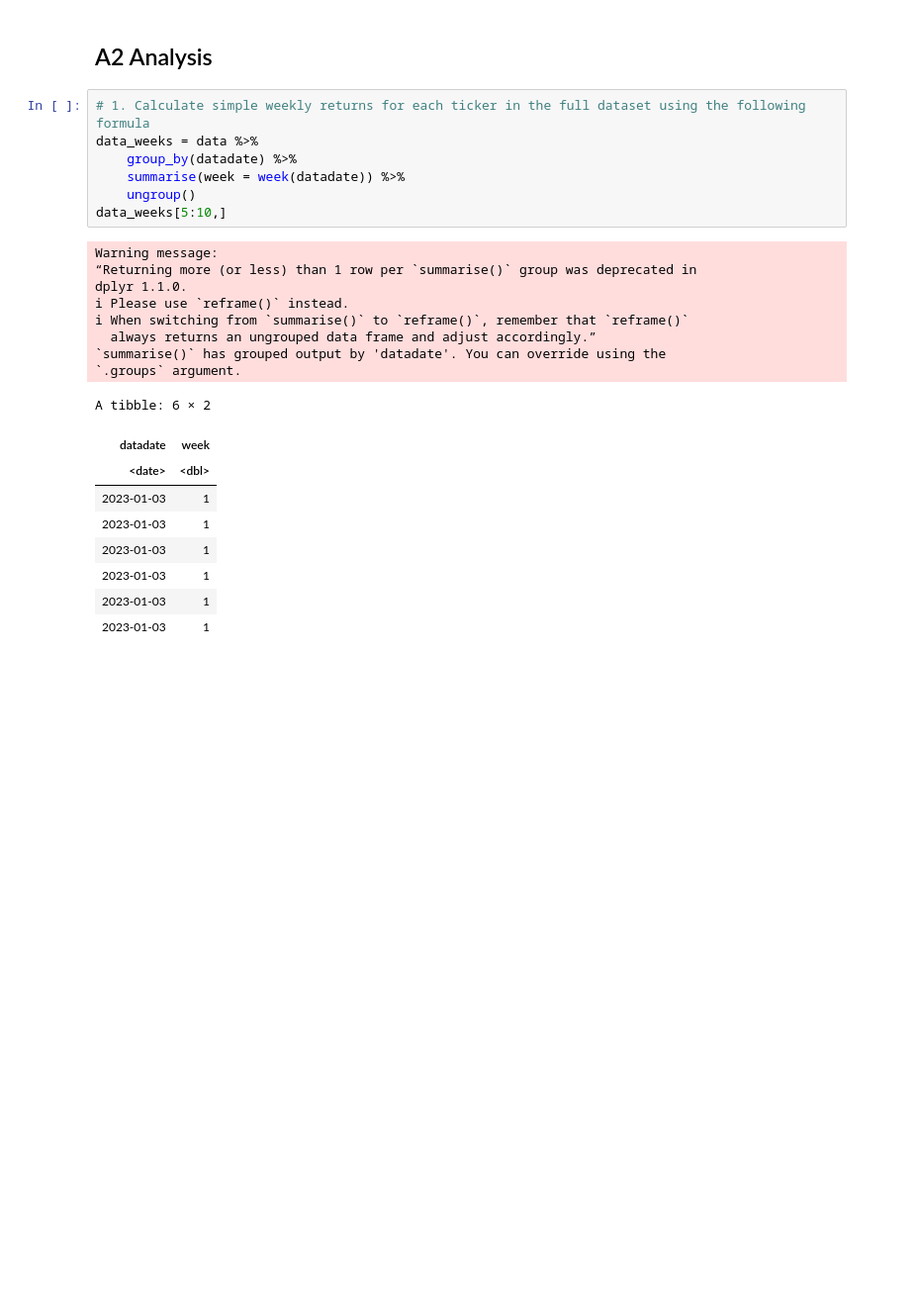
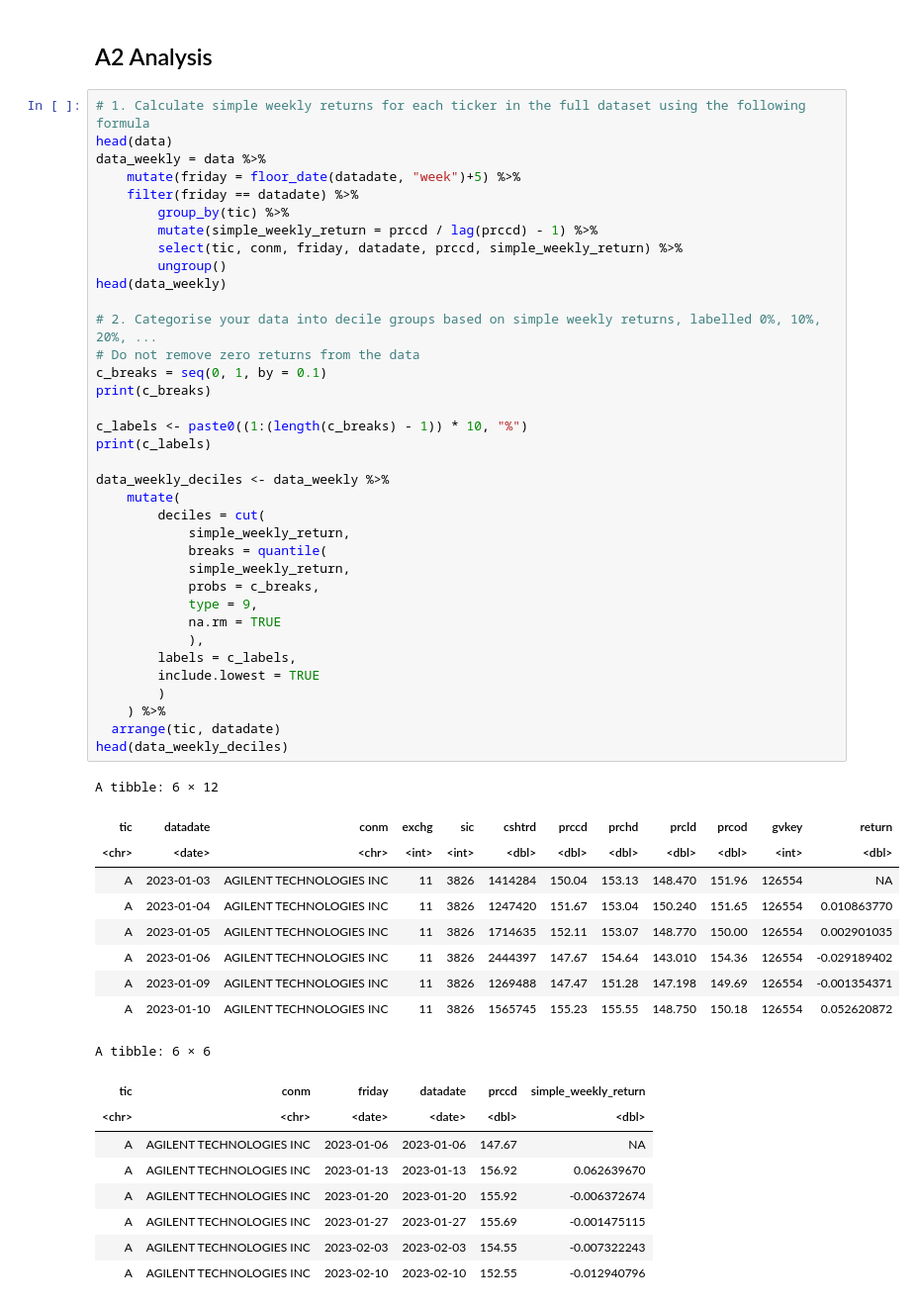
Before and after one commit to mg825/R_Assignment_1, a Jupyter notebook: Assignment-2/code.ipynb, the cells around one changed output. Shown at 99% size. Cells and saved outputs as stored; diff of their text form; blank space fills up the shorter version.

```diff
--- a/Assignment-2/code.ipynb
+++ b/Assignment-2/code.ipynb
@@ -148,26 +149,56 @@ A tibble: 6 × 2
 ## A2 Analysis
 # %%
 # 1. Calculate simple weekly returns for each ticker in the full dataset using the following formula
-data_weeks = data %>%
-    group_by(datadate) %>%
-    summarise(week = week(datadate)) %>%
-    ungroup()
-data_weeks[5:10,]
+head(data)
+data_weekly = data %>%
+    mutate(friday = floor_date(datadate, "week")+5) %>%
+    filter(friday == datadate) %>%
+        group_by(tic) %>%
+        mutate(simple_weekly_return = prccd / lag(prccd) - 1) %>%
+        select(tic, conm, friday, datadate, prccd, simple_weekly_return) %>%
+        ungroup()
+head(data_weekly)
+
+# 2. Categorise your data into decile groups based on simple weekly returns, labelled 0%, 10%, 20%, ...
+# Do not remove zero returns from the data
+c_breaks = seq(0, 1, by = 0.1)
+print(c_breaks)
+
+c_labels <- paste0((1:(length(c_breaks) - 1)) * 10, "%")
+print(c_labels)
+
+data_weekly_deciles <- data_weekly %>%
+    mutate(
+        deciles = cut(
+            simple_weekly_return,
+            breaks = quantile(
+            simple_weekly_return,
+            probs = c_breaks,
+            type = 9,
+            na.rm = TRUE
+            ),
+        labels = c_labels,
+        include.lowest = TRUE
+        )
+    ) %>%
+  arrange(tic, datadate)
+head(data_weekly_deciles)
 # %% [output]
-Warning message:
-“Returning more (or less) than 1 row per `summarise()` group was deprecated in
-dplyr 1.1.0.
-ℹ Please use `reframe()` instead.
-ℹ When switching from `summarise()` to `reframe()`, remember that `reframe()`
-  always returns an ungrouped data frame and adjust accordingly.”
-`summarise()` has grouped output by 'datadate'. You can override using the
-`.groups` argument.
+A tibble: 6 × 12
+| tic | datadate | conm | exchg | sic | cshtrd | prccd | prchd | prcld | prcod | gvkey | return |
+| <chr> | <date> | <chr> | <int> | <int> | <dbl> | <dbl> | <dbl> | <dbl> | <dbl> | <int> | <dbl> |
+| A | 2023-01-03 | AGILENT TECHNOLOGIES INC | 11 | 3826 | 1414284 | 150.04 | 153.13 | 148.470 | 151.96 | 126554 | NA |
+| A | 2023-01-04 | AGILENT TECHNOLOGIES INC | 11 | 3826 | 1247420 | 151.67 | 153.04 | 150.240 | 151.65 | 126554 | 0.010863770 |
+| A | 2023-01-05 | AGILENT TECHNOLOGIES INC | 11 | 3826 | 1714635 | 152.11 | 153.07 | 148.770 | 150.00 | 126554 | 0.002901035 |
+| A | 2023-01-06 | AGILENT TECHNOLOGIES INC | 11 | 3826 | 2444397 | 147.67 | 154.64 | 143.010 | 154.36 | 126554 | -0.029189402 |
+| A | 2023-01-09 | AGILENT TECHNOLOGIES INC | 11 | 3826 | 1269488 | 147.47 | 151.28 | 147.198 | 149.69 | 126554 | -0.001354371 |
+| A | 2023-01-10 | AGILENT TECHNOLOGIES INC | 11 | 3826 | 1565745 | 155.23 | 155.55 | 148.750 | 150.18 | 126554 | 0.052620872 |
-A tibble: 6 × 2
+A tibble: 6 × 6
-| datadate | week |
-| <date> | <dbl> |
-| 2023-01-03 | 1 |
-| 2023-01-03 | 1 |
-| 2023-01-03 | 1 |
-| 2023-01-03 | 1 |
-| 2023-01-03 | 1 |
-| 2023-01-03 | 1 |
+| tic | conm | friday | datadate | prccd | simple_weekly_return |
+| <chr> | <chr> | <date> | <date> | <dbl> | <dbl> |
+| A | AGILENT TECHNOLOGIES INC | 2023-01-06 | 2023-01-06 | 147.67 | NA |
+| A | AGILENT TECHNOLOGIES INC | 2023-01-13 | 2023-01-13 | 156.92 | 0.062639670 |
+| A | AGILENT TECHNOLOGIES INC | 2023-01-20 | 2023-01-20 | 155.92 | -0.006372674 |
+| A | AGILENT TECHNOLOGIES INC | 2023-01-27 | 2023-01-27 | 155.69 | -0.001475115 |
+| A | AGILENT TECHNOLOGIES INC | 2023-02-03 | 2023-02-03 | 154.55 | -0.007322243 |
+| A | AGILENT TECHNOLOGIES INC | 2023-02-10 | 2023-02-10 | 152.55 | -0.012940796 |
```
Also changed, not shown: parts of 3 cells of this notebook.
